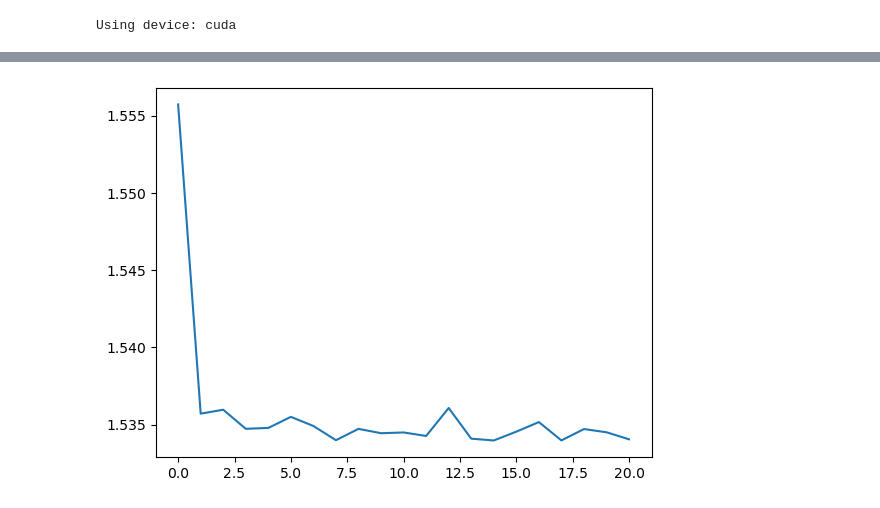
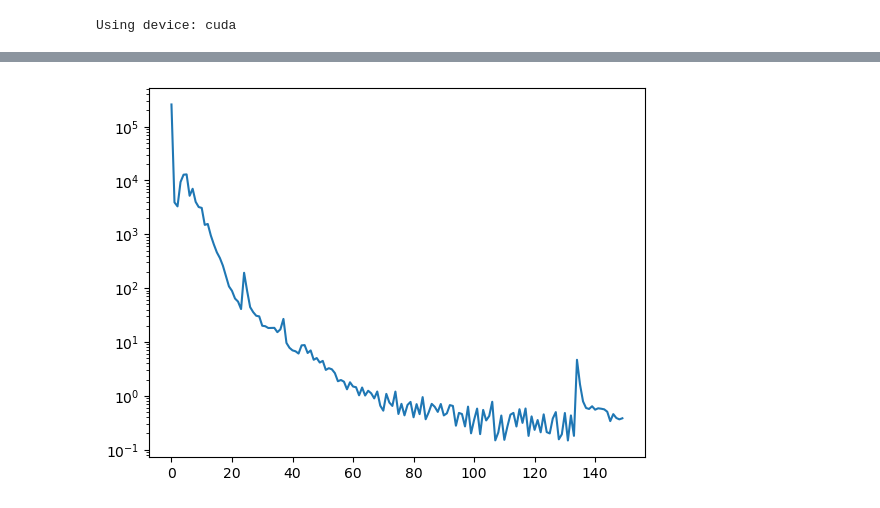
Before and after one commit to pcktm/inzynierka-posegnn, a Jupyter notebook: train.ipynb, the cells around one changed output, grey strips where cells are left out. Drawn from its saved outputs; the diff is of its cells as text; code cells hidden in the pictures.

```diff
--- a/train.ipynb
+++ b/train.ipynb
@@ -75,29 +73,46 @@ def transform_edge_dropout(nodes, edge_index, y, p=0.5):
 def dropout_and_transform(nodes, edge_index, y):
     edge_index, _ = dropout_edge(edge_index, p=0.5)
     return normalize_position_and_rotation_to_first(nodes, edge_index, y)
+# %%
+def normalize_position_to_first(nodes, edge_index, y):
+  positions = torch.stack([s[:3] for s in y])
+
+  # normalize position of each frame to the first frame
+  new_pos = []
+  for i in range(positions.shape[0]):
+      new_pos.append(positions[i] - positions[0])
+
+  new_pos = torch.stack(new_pos)
+
+  return nodes, edge_index, new_pos
 # %%
-from dataset import KittiGraphDatasetWithGraphBasedOnVectorDistance
-from model import PoseGNN, PoseLoss
+from model import PoseGNN, PoseLoss, JustLastNodePositionLoss
 
-BATCH_SIZE = 128
-GRAPH_LENGTH = 5
+BATCH_SIZE = 64
+GRAPH_LENGTH = 16
 
 dataset = MultipleSequenceGraphDataset(
     basedir,
     train_sequences,
+    feature_dir="features_bitm",
     # dataset=KittiGraphDatasetWithGraphBasedOnVectorDistance,
-    transform=transform_edge_dropout,
     graph_length=GRAPH_LENGTH,
+    transform=normalize_position_to_first,
 )
 train_dataloader = DataLoader(dataset, batch_size=BATCH_SIZE, shuffle=True)
 
 model = PoseGNN().to(device)
-criterion = PoseLoss(alpha=10, graph_length=GRAPH_LENGTH, batch_size=BATCH_SIZE).to(
-    device
-)
+
+# criterion = PoseLoss(
+#     alpha=10, graph_length=GRAPH_LENGTH, batch_size=BATCH_SIZE, use_position_only=True
+# ).to(device)
+
+criterion = JustLastNodePositionLoss(
+    graph_length=GRAPH_LENGTH, batch_size=BATCH_SIZE
+).to(device)
 # %%
-optimizer = torch.optim.AdamW(model.parameters(), lr=0.001)
-MODEL_LETTER = "LOSS_TEST_B_VECTORIZED_BATCH1"
+optimizer = torch.optim.Adamax(model.parameters(), lr=0.001)
+MODEL_LETTER = "BITM_A_POS_ONLY"
 
 os.makedirs(f"models/{MODEL_LETTER}", exist_ok=True)
 
@@ -142,6 +157,7 @@ Epoch 12 loss: 1.5334298320114612
 # %%
 # plot loss
-plt.plot(loss_history)
+plt.plot(loss_history)#log
+plt.yscale("log")
 plt.show()
 # %% [output]
-[figure, old version]
+[figure, new version]
```
Also changed, not shown: parts of 2 cells of this notebook, 6 other files.
